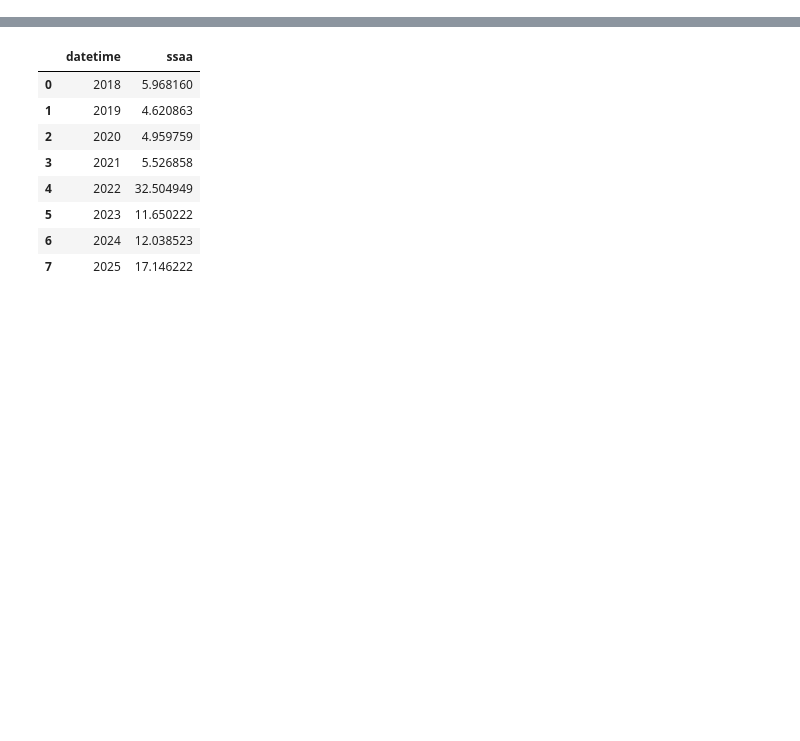
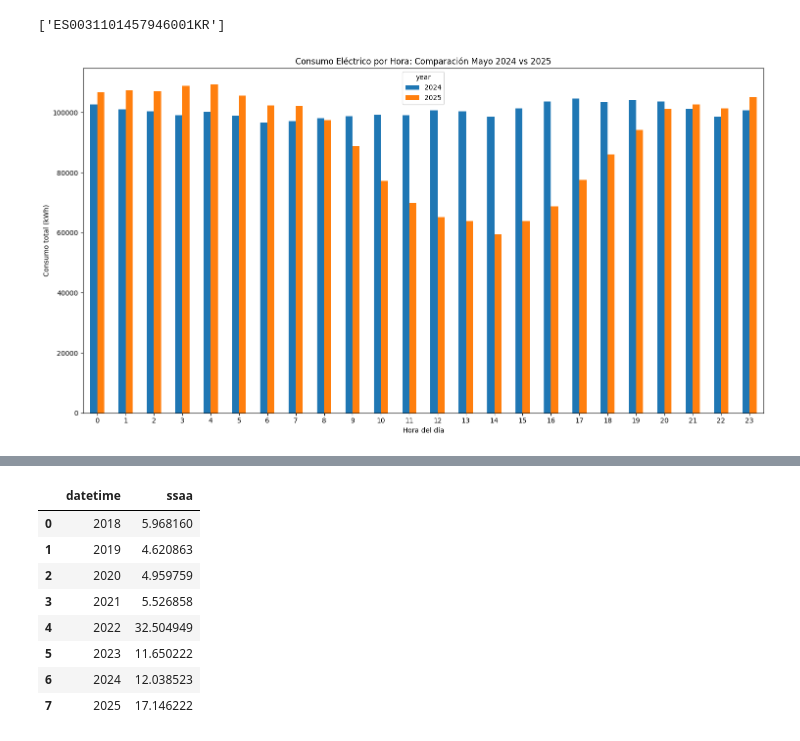
Before and after one commit to mikepeez01/elecmanage_py, a Jupyter notebook: notebooks/manual/0_general.ipynb, the cells around one changed output, grey strips where cells are left out. Saved outputs shown, nothing was run; the diff lists cells and outputs as text; code cells hidden in the pictures; blank space fills up the shorter version.

```diff
--- a/notebooks/manual/0_general.ipynb
+++ b/notebooks/manual/0_general.ipynb
@@ -151,3 +67,59 @@ plt.show()
+# %%
+# cups = 'ES0021000013002530NY'
+cups_list = alias_df_fil['cups'].values
+print(cups_list)
+df_filtered = df_load[
+                # (df_load['datetime'] >= datetime(2024,6,1,0,0,0))
+                # &
+                # (df_load['datetime'] <= datetime(2025,5,31,23,0))
+                # &
+                # (df_load['cups'].isin(['ES0022000009138573BQ', 'ES0022000009138572BS', 'ES0022000008103260DW']))
+                # &
+                (df_load['cups'].isin(cups_list))
+                &
+                # (df_load['cups'] == cups)
+                # &
+                # (df_load['cliente'] == 'Taghleef')
+                # # &
+                (df_load['datetime'].dt.month.isin([5]))
+                &
+                (df_load['datetime'].dt.year.isin([2024,2025]))
+                &
+                (df_load['resolution'] == 'hourly')
+                # &
+                # (df_load['file'] == 'load_creara20250102_114014.pkl')
+                ]
+
+df_filtered = df_filtered.copy()
+
+df_filtered['year'] = df_filtered['datetime'].dt.year
+df_filtered['hour'] = df_filtered['datetime'].dt.hour
+
+# Paso 2: Agrupar por año y hora para obtener el consumo total por hora
+hourly_consumption = df_filtered.groupby(['year', 'hour'])['load'].sum().reset_index()
+
+# Paso 3: Crear una tabla pivote para facilitar el plotting
+pivot_data = hourly_consumption.pivot(index='hour', columns='year', values='load')
+
+# Paso 4: Crear el gráfico de barras agrupadas
+pivot_data.plot(
+    kind='bar',
+    figsize=(15, 8),
+    title='Consumo Eléctrico por Hora: Comparación Mayo 2024 vs 2025',
+    xlabel='Hora del día',
+    ylabel='Consumo total (kWh)',
+    legend=True,
+    color=['#1f77b4', '#ff7f0e']  # Colores distintivos para cada año
+)
+
+import matplotlib.pyplot as plt
+
+plt.xticks(rotation=0)  # Mantener las etiquetas de hora horizontales
+plt.tight_layout()
+plt.show()
+# %% [output]
+['ES0031101457946001KR']
+[figure, added]
 # %%
 
 df_facturas_elec_fil = df_facturas_elec[
```
Also changed, not shown: parts of 6 cells of this notebook, 27 other files.
